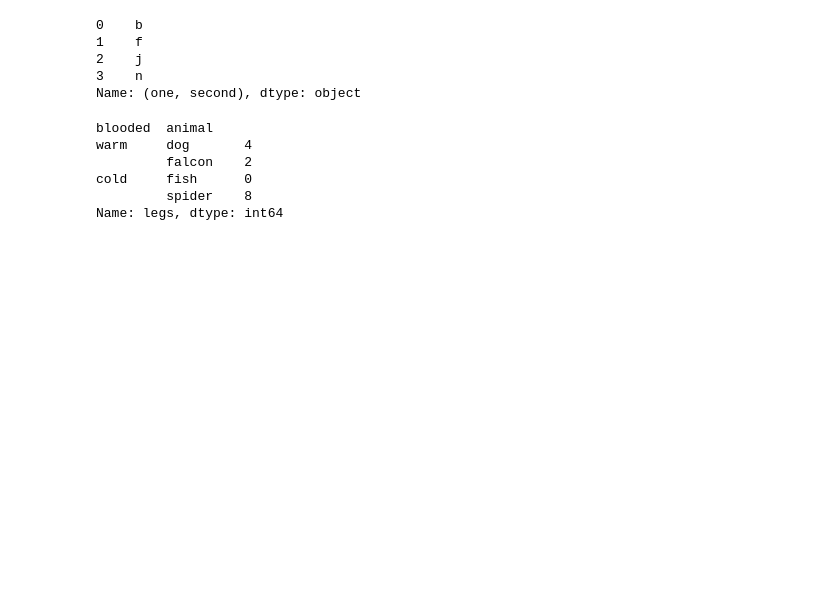
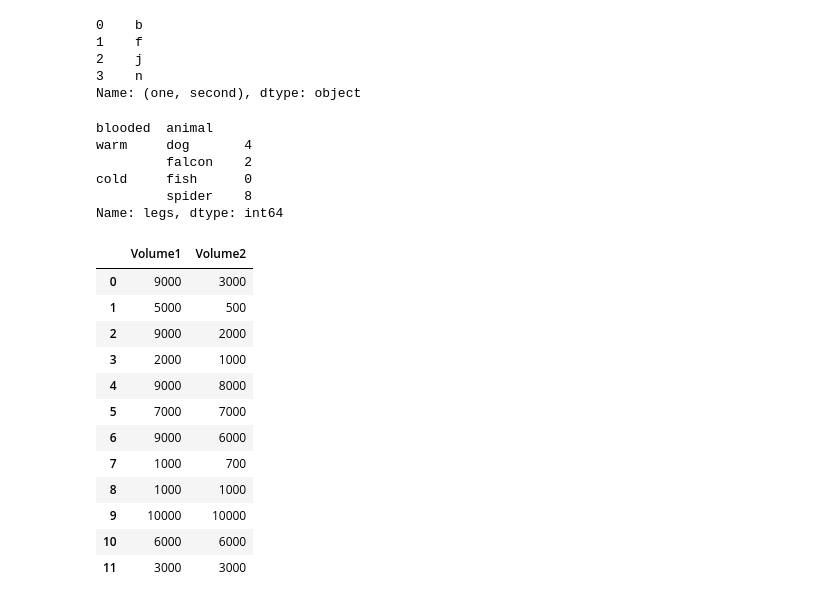
Before and after one commit to ifcheung2012/industryleader, a Jupyter notebook: statics.ipynb, the cells around one changed output. Cells and saved outputs as stored; diff of their text form; code cells hidden in the pictures; blank space fills up the shorter version.

```diff
--- a/statics.ipynb
+++ b/statics.ipynb
@@ -115,3 +115,55 @@ warm     dog       4
 cold     fish      0
          spider    8
 Name: legs, dtype: int64
+# %%
+import pandas as pd
+from openpyxl.utils import get_column_letter
+from pandas import ExcelWriter
+import numpy as np
+import sparklines
+
+def to_excel_auto_column_weight(df: pd.DataFrame, writer: ExcelWriter, sheet_name):
+    """DataFrame保存为excel并自动设置列宽"""
+    df.to_excel(writer, sheet_name=sheet_name, index=False)
+    #  计算表头的字符宽度
+    column_widths = (
+        df.columns.to_series().apply(lambda x: len(x.encode('gbk'))).values
+    )
+    #  计算每列的最大字符宽度
+    max_widths = (
+        df.astype(str).applymap(lambda x: len(x.encode('gbk'))).agg(max).values
+    )
+    # 计算整体最大宽度
+    widths = np.max([column_widths, max_widths], axis=0)
+    # 设置列宽
+    worksheet = writer.sheets[sheet_name]
+    for i, width in enumerate(widths, 1):
+        # openpyxl引擎设置字符宽度时会缩水0.5左右个字符，所以干脆+2使左右都空出一个字宽。
+        worksheet.column_dimensions[get_column_letter(i)].width = width + 2
+
+df = pd.DataFrame({
+    'Region': ['East', 'East', 'South', 'North', 'West', 'South', 'North', 'West', 'West', 'South', 'West', 'South'],
+    'Item': ['Apple', 'Apple', 'Orange', 'Apple', 'Apple', 'Pear', 'Pear', 'Orange', 'Grape', 'Pear', 'Grape',
+             'Orange'],
+    'Volume1': [9000, 5000, 9000, 2000, 9000, 7000, 9000, 1000, 1000, 10000, 6000, 3000],
+    'Volume2': [3000, 500, 2000, 1000, 8000, 7000, 6000, 700, 1000, 10000, 6000, 3000],
+    'Month': ['July', 'July', 'September', 'November', 'November', 'October', 'August', 'December', 'November', 'April',
+              'January', 'MaysdfasdfljasjASDFLAJSDFJADSFASFLASDFJASDLFJADSFKADSJF ASFDFDDSFASDFASD']
+})
+
+with pd.ExcelWriter('~/Downloads/123123.xlsx') as writer:
+    to_excel_auto_column_weight(df, writer, 'TEST')
+# %% [output]
+|  | Volume1 | Volume2 |
+| 0 | 9000 | 3000 |
+| 1 | 5000 | 500 |
+| 2 | 9000 | 2000 |
+| 3 | 2000 | 1000 |
+| 4 | 9000 | 8000 |
+| 5 | 7000 | 7000 |
+| 6 | 9000 | 6000 |
+| 7 | 1000 | 700 |
+| 8 | 1000 | 1000 |
+| 9 | 10000 | 10000 |
+| 10 | 6000 | 6000 |
+| 11 | 3000 | 3000 |
```
Also changed, not shown: parts of 5 cells of this notebook, 10 other files.
